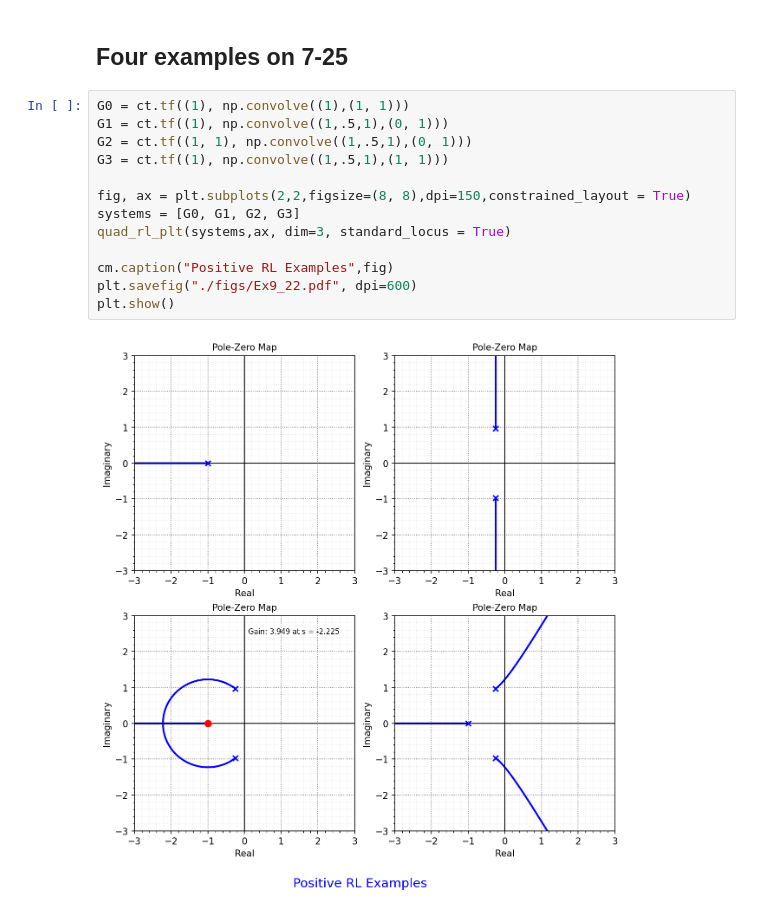
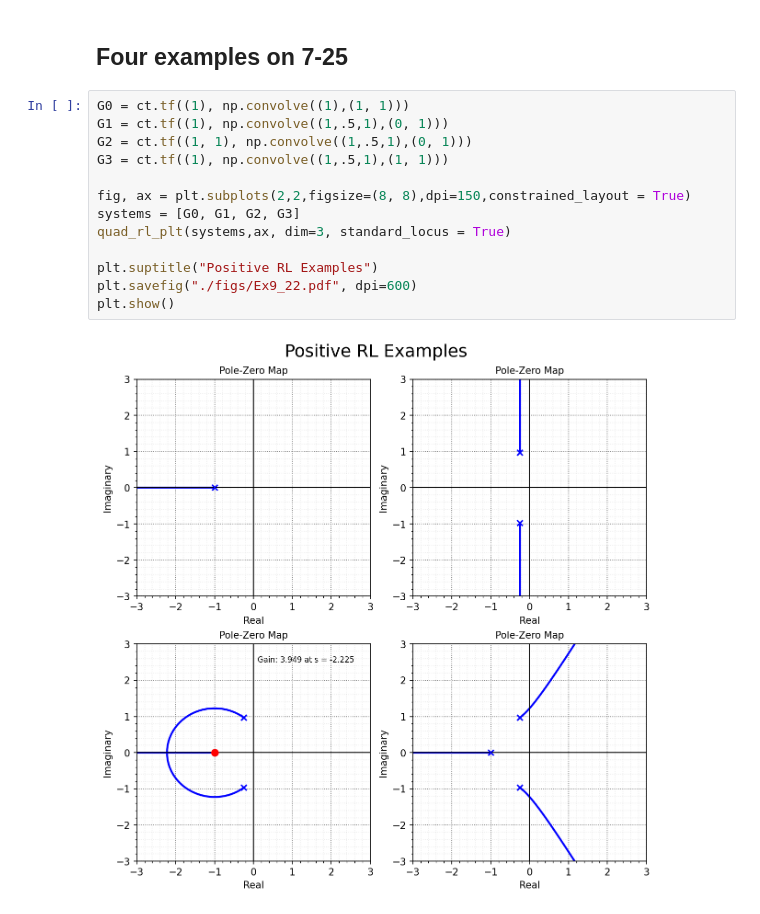
Before and after one commit to mit-acl/16_06_Class, a Jupyter notebook: notebooks/16_06_T7_RL.ipynb, the cells around one changed output. Drawn from its saved outputs; the diff is of its cells as text.

```diff
--- a/notebooks/16_06_T7_RL.ipynb
+++ b/notebooks/16_06_T7_RL.ipynb
@@ -396,18 +396,18 @@ def quad_rl_plt(systems,ax, dim = 2, standard_locus = True):
 # %%
 G0 = ct.tf((1), np.convolve((1),(1, 1)))
 G1 = ct.tf((1), np.convolve((1,.5,1),(0, 1)))
 G2 = ct.tf((1, 1), np.convolve((1,.5,1),(0, 1)))
 G3 = ct.tf((1), np.convolve((1,.5,1),(1, 1)))
 
 fig, ax = plt.subplots(2,2,figsize=(8, 8),dpi=150,constrained_layout = True)
 systems = [G0, G1, G2, G3]
 quad_rl_plt(systems,ax, dim=3, standard_locus = True)
 
-cm.caption("Positive RL Examples",fig)
+plt.suptitle("Positive RL Examples")
 plt.savefig("./figs/Ex9_22.pdf", dpi=600)
 plt.show()
 # %% [output]
-[figure, old version]
+[figure, new version]
 # %%
 G0 = ct.tf((1), np.convolve((1),(1, 1)))
 G1 = ct.tf((1), np.convolve((1,.5,1),(0, 1)))
```
Also changed, not shown: parts of 4 cells of this notebook, 1 other file.
